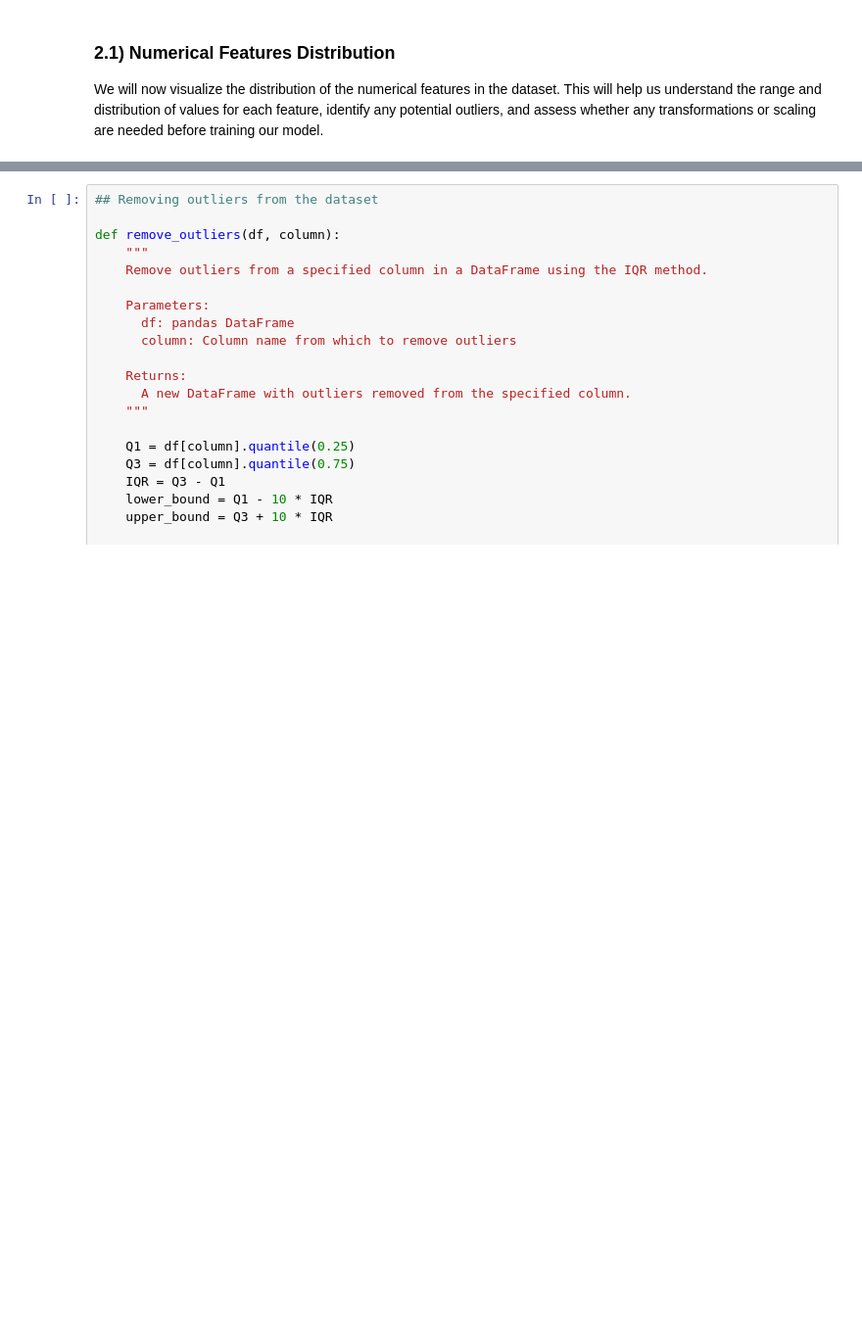
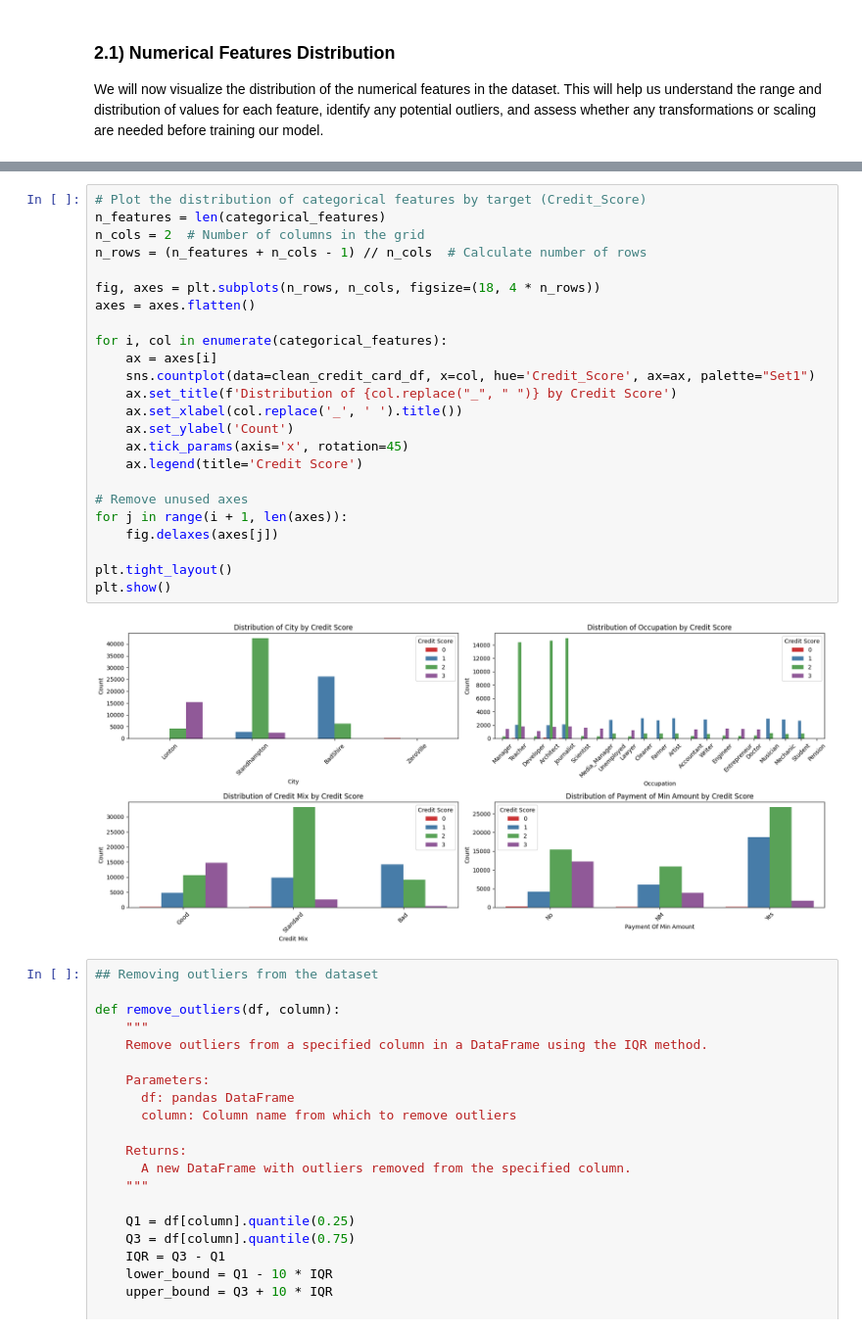
Before and after one commit to lelloxx/Advanced_Coding_Project_LUISS_2024-25, a Jupyter notebook: EDA.ipynb, the cells around one changed output, grey strips where cells are left out. Shown at 98% size. Cells and saved outputs as stored; diff of their text form; blank space fills up the shorter version.

```diff
--- a/EDA.ipynb
+++ b/EDA.ipynb
@@ -246,3 +271,29 @@ clean_credit_card_df.to_csv('cleaned_credit_card_data_final.csv', index=False)
+# %%
+# Plot the distribution of categorical features by target (Credit_Score)
+n_features = len(categorical_features)
+n_cols = 2  # Number of columns in the grid
+n_rows = (n_features + n_cols - 1) // n_cols  # Calculate number of rows
+
+fig, axes = plt.subplots(n_rows, n_cols, figsize=(18, 4 * n_rows))
+axes = axes.flatten()
+
+for i, col in enumerate(categorical_features):
+    ax = axes[i]
+    sns.countplot(data=clean_credit_card_df, x=col, hue='Credit_Score', ax=ax, palette="Set1")
+    ax.set_title(f'Distribution of {col.replace("_", " ")} by Credit Score')
+    ax.set_xlabel(col.replace('_', ' ').title())
+    ax.set_ylabel('Count')
+    ax.tick_params(axis='x', rotation=45)
+    ax.legend(title='Credit Score')
+
+# Remove unused axes
+for j in range(i + 1, len(axes)):
+    fig.delaxes(axes[j])
+
+plt.tight_layout()
+plt.show()
+# %% [output]
+[figure, added]
 # %%
 ## Removing outliers from the dataset
 
```
Also changed, not shown: parts of 17 cells of this notebook, 1 other file.
